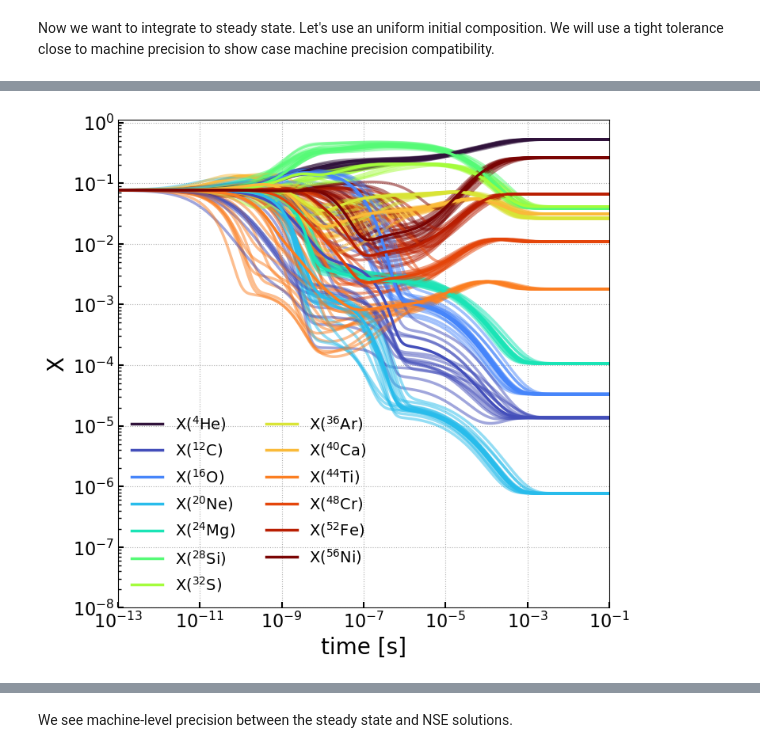
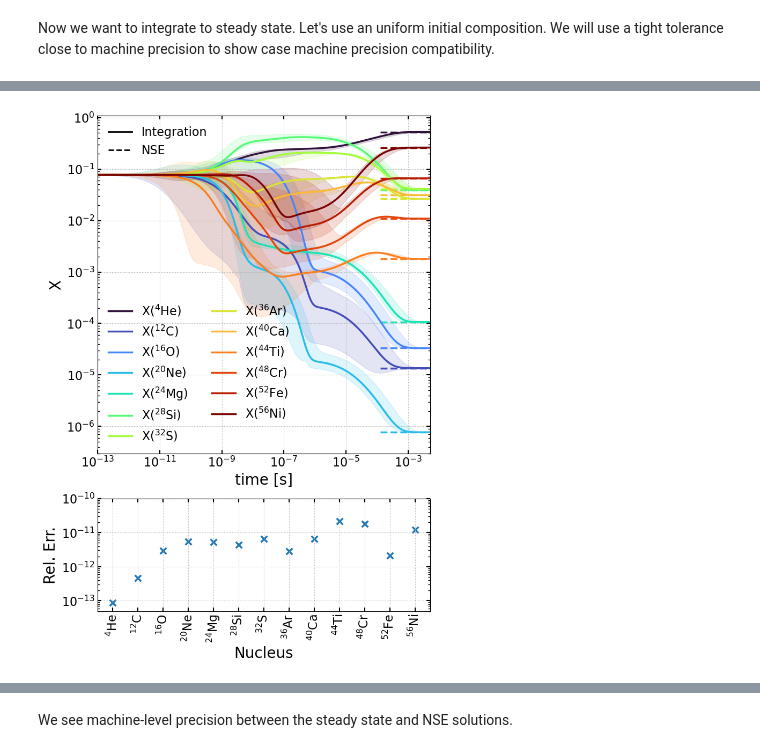
Before and after one commit to pynucastro/pynucastro3.0-paper-notebooks, a Jupyter notebook: nse/nse.ipynb, the cells around one changed output, grey strips where cells are left out. Drawn from its saved outputs; the diff is of its cells as text; code cells hidden in the pictures.

```diff
--- a/nse/nse.ipynb
+++ b/nse/nse.ipynb
@@ -107,5 +111,5 @@ np.random.seed(1234)
 rho = 1e7
 T = 6e9
 sl_sol = net.integrate_network(tmax=1.e-1, rho=rho, T=T, initial_comp="uniform",
-                            screen_method="potekhin_1998", rtol=3.e-14, atol=3.e-14)
+                            screen_method="potekhin_1998", rtol=1.e-12, atol=1.e-12)
 # %% [markdown]
@@ -120,0 +141,14 @@ for seed in np.random.randint(0, 1000, nsamples):
+# %%
+ts = np.logspace(-13, -1, num=500)
+X_min = np.zeros((len(sl_sol.unique_nuclei), len(ts)))
+X_max = np.zeros((len(sl_sol.unique_nuclei), len(ts)))
+
+for i, t in enumerate(ts):
+    _Xmin = np.ones(len(sol.unique_nuclei))
+    _Xmax = np.zeros(len(sol.unique_nuclei))
+    for sol in data:
+        X = sol.X_at(t)
+        _Xmin[:] = np.minimum(_Xmin, X)
+        _Xmax[:] = np.maximum(_Xmax, X)
+    X_min[:, i] = _Xmin[:]
+    X_max[:, i] = _Xmax[:]
@@ -121,30 +158,69 @@ for seed in np.random.randint(0, 1000, nsamples):
 # %%
 n_nuc = len(sl_sol.unique_nuclei)
 cmap = plt.get_cmap("turbo")
 colors = cmap(np.linspace(0, 1, n_nuc))
 nuc_colors = {nuc: colors[i % len(colors)] for i, nuc in enumerate(sl_sol.unique_nuclei)}
 
-fig, ax = plt.subplots(figsize=(8, 8))
+fig, (ax1, ax2) = plt.subplots(2, 1, figsize=(8, 12), gridspec_kw={"height_ratios": [3.0, 1.0]})
+nuc_labels = [rf"${nuc.pretty}$" for nuc in net.unique_nuclei]
 
-# sampled StarLib rates
-for sol in data:
-    for i, nuc in enumerate(sol.unique_nuclei):
-        ax.loglog(sol.t, sol.X[i, :], alpha=0.5,
-                 color=nuc_colors[nuc])
+X_net = sl_sol.X[:,-1]
+X_nse = nse_comp.get_array()
+
+# Plot horizontal dash lines to indicate NSE abundance.
+for i, nuc in enumerate(sl_sol.unique_nuclei):
+    ax1.axhline(y=X_nse[i], xmin=0.85, color=nuc_colors[nuc], linestyle="--")
+
+for i, nuc in enumerate(sl_sol.unique_nuclei):
+    ax1.fill_between(ts, X_min[i, :], X_max[i, :], color=nuc_colors[nuc], alpha=0.15)
 
 # median StarLib rates
 for i, nuc in enumerate(sl_sol.unique_nuclei):
-    ax.loglog(sl_sol.t, sl_sol.X[i, :],
+    ax1.loglog(sl_sol.t, sl_sol.X[i, :],
               color=nuc_colors[nuc],
               label=f"X(${nuc.pretty}$)")
 
-ax.set_xlim(1.e-13, 1.e-1)
-ax.set_ylim(1.e-8, 1.1)
-ax.legend(fontsize=14, ncol=2, frameon=False)
-ax.set_xlabel("time [s]")
-ax.set_ylabel("X")
-ax.tick_params(which="both", direction="in")
-ax.grid(ls=":")
+ax1.set_xlim(1.e-13, 5.e-3)
+ax1.set_ylim(3.e-7, 1.1)
+ax1.set_xlabel("time [s]")
+ax1.set_ylabel("X")
+ax1.tick_params(which="both", direction="in")
+ax1.grid(ls=":")
+style_handles = [
+    Line2D([0], [0], color="black", lw=2, linestyle="-", label="Integration"),
+    Line2D([0], [0], color="black", lw=2, linestyle="--", label="NSE"),
+]
+leg1 = ax1.legend(fontsize=16, ncol=2, frameon=False, loc="lower left")
+ax1.add_artist(leg1)    # keep the first legend
+ax1.legend(handles=style_handles, frameon=False, fontsize=16, loc="upper left")
+
+# Relative Error plot
+diff = np.abs(X_net - X_nse)
+diff_rel = diff / X_net
+x = np.arange(len(net.unique_nuclei))
+
+#tol = 1e-12
+#ax2.axhline(tol, color="black")
+
+#ax2.scatter(x, diff, marker ='o', color='tab:red', s=70)
+ax2.scatter(x, diff_rel, marker ='x', color='tab:blue', s=70)
+ax2.set_xlabel("Nucleus")
+ax2.set_ylabel("Rel. Err.")
+ax2.set_yscale("log")
+ax2.grid(ls=":")
+ax2.set_ylim([5e-14, 1e-10])
+ax2.set_xticks(x, labels=nuc_labels, rotation=90)
+ax2.yaxis.set_major_locator(FixedLocator([1e-13, 1e-12, 1e-11, 1e-10]))
+
+for a in (ax1, ax2):
+    a.minorticks_on()
+    a.tick_params(top=True, bottom=True,
+                  left=True, right=True,
+                  direction="in", which="major")
+    a.tick_params(top=False, bottom=False,
+                  left=True, right=True,
+                  direction="in", which="minor")
+
 fig.savefig("nse-evolution.pdf", format="pdf", bbox_inches="tight")
 # %% [output]
-[figure, old version]
+[figure, new version]
```
Also changed, not shown: parts of 13 cells of this notebook, 1 other file.
